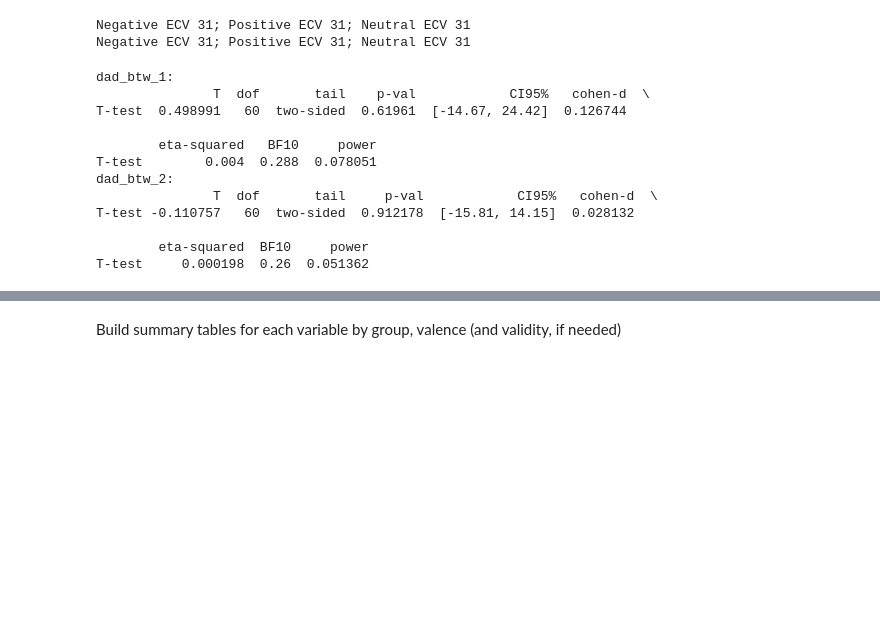
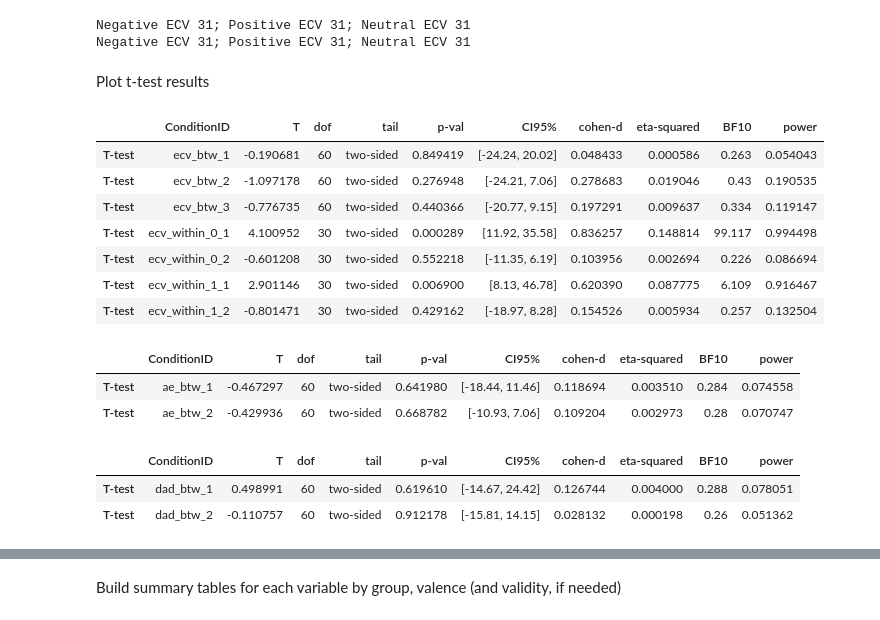
Before and after one commit to MartinHochheimer/FED_AZ_201516, a Jupyter notebook: data_funclib_scripts_exec/RT_data-analysis.ipynb, the cells around one changed output, grey strips where cells are left out. Cells and saved outputs as stored; diff of their text form; code cells hidden in the pictures; blank space fills up the shorter version.

Commit message:
rewrote t-test section to collect results in dataframe, wrote plotting and table conversion to latex for each results table

```diff
--- a/data_funclib_scripts_exec/RT_data-analysis.ipynb
+++ b/data_funclib_scripts_exec/RT_data-analysis.ipynb
@@ -240,27 +324,34 @@ ecv_testbtw = [(ecvneg_mdd, ecvneg_con), (ecvpos_mdd, ecvpos_con), (ecvneu_mdd,
 ecv_testwithin = [[group[1] for group in ecv_testbtw], [group[0] for group in ecv_testbtw]]
 
 # test all valences separately between and within group
-# build dict to hold results
-ttests_ecv = {}
+# build empty list to hold all tests
+ttests_ecv_all = []
 # first compare valences between groups with a 2-sample t-test
 for valence in ecv_testbtw:
     # index + 1 to keep valence numbering consistent
-    ttests_ecv[f"ecv_btw_{ecv_testbtw.index(valence) + 1}"] = pg.ttest(valence[0], valence[1], paired=False,
-                                                                       tail='two-sided', r=cauchy_r, confidence=0.95)
+    ttests_ecv = pg.ttest(valence[0], valence[1], paired=False, tail='two-sided', r=cauchy_r, confidence=0.95)
+    # add condition ID
+    ttests_ecv.insert(0, "ConditionID", f"ecv_btw_{ecv_testbtw.index(valence) + 1}")
     # add (partial) eta-squared estimate to the dataframe
-    ttests_ecv[f"ecv_btw_{ecv_testbtw.index(valence) + 1}"].insert(6, "eta-squared", pg.compute_effsize(valence[0], valence[1], paired=False,
-                                                                                                        eftype='eta-square'))
+    ttests_ecv.insert(7, "eta-squared", pg.compute_effsize(valence[0], valence[1], paired=False, eftype='eta-square'))
+    # put the finish dataframe into list
+    ttests_ecv_all.append(ttests_ecv)
 
 # Now look at the valences within groups with a paired t-test
 for group in ecv_testwithin:
     # compare neg and pos against neu
     for valence in [0, 1]:
         # index + 1 to keep valence numbering consistent
-        ttests_ecv[f"ecv_within_{ecv_testwithin.index(group)}_{valence + 1}"] = pg.ttest(group[valence], group[2], paired=True,
-                                                                                         tail='two-sided', r=cauchy_r, confidence=0.95)
+        ttests_ecv = pg.ttest(group[valence], group[2], paired=True, tail='two-sided', r=cauchy_r, confidence=0.95)
+        # add condition and group ID (0 means control^^)
+        ttests_ecv.insert(0, "ConditionID", f"ecv_within_{ecv_testwithin.index(group)}_{valence + 1}")
         # add (partial) eta-squared estimate to the dataframe
-        ttests_ecv[f"ecv_within_{ecv_testwithin.index(group)}_{valence + 1}"].insert(6, "eta-squared", pg.compute_effsize(group[valence], group[2], paired=True,
-                                                                                                                          eftype='eta-square'))
+        ttests_ecv.insert(7, "eta-squared", pg.compute_effsize(group[valence], group[2], paired=True, eftype='eta-square'))
+        # put the finish dataframe into list
+        ttests_ecv_all.append(ttests_ecv)
+
+# transfer list to dataframe
+ttests_ecv_all = pd.concat(ttests_ecv_all)
 # %%
 # test whether or not all t-test RT lists have the same length
 for group in ecv_testwithin:
@@ -317,17 +389,0 @@ for valence in dad_testbtw:
-# %%
-# view respective ttest dicts to make sure everything looks as it should
-for test in ttests_dad.keys():
-    print(f"{test}:\n{ttests_dad[test]}")
-# %% [output]
-dad_btw_1:
-               T  dof       tail    p-val            CI95%   cohen-d  \
-T-test  0.498991   60  two-sided  0.61961  [-14.67, 24.42]  0.126744
-
-        eta-squared   BF10     power
-T-test        0.004  0.288  0.078051
-dad_btw_2:
-               T  dof       tail     p-val            CI95%   cohen-d  \
-T-test -0.110757   60  two-sided  0.912178  [-15.81, 14.15]  0.028132
-
-        eta-squared  BF10     power
-T-test     0.000198  0.26  0.051362
@@ -333,0 +418,26 @@ T-test     0.000198  0.26  0.051362
+# %% [markdown]
+Plot t-test results
+# %%
+# view respective ttest dicts to make sure everything looks as it should
+ttests_ecv_all
+# %% [output]
+|  | ConditionID | T | dof | tail | p-val | CI95% | cohen-d | eta-squared | BF10 | power |
+| T-test | ecv_btw_1 | -0.190681 | 60 | two-sided | 0.849419 | [-24.24, 20.02] | 0.048433 | 0.000586 | 0.263 | 0.054043 |
+| T-test | ecv_btw_2 | -1.097178 | 60 | two-sided | 0.276948 | [-24.21, 7.06] | 0.278683 | 0.019046 | 0.43 | 0.190535 |
+| T-test | ecv_btw_3 | -0.776735 | 60 | two-sided | 0.440366 | [-20.77, 9.15] | 0.197291 | 0.009637 | 0.334 | 0.119147 |
+| T-test | ecv_within_0_1 | 4.100952 | 30 | two-sided | 0.000289 | [11.92, 35.58] | 0.836257 | 0.148814 | 99.117 | 0.994498 |
+| T-test | ecv_within_0_2 | -0.601208 | 30 | two-sided | 0.552218 | [-11.35, 6.19] | 0.103956 | 0.002694 | 0.226 | 0.086694 |
+| T-test | ecv_within_1_1 | 2.901146 | 30 | two-sided | 0.006900 | [8.13, 46.78] | 0.620390 | 0.087775 | 6.109 | 0.916467 |
+| T-test | ecv_within_1_2 | -0.801471 | 30 | two-sided | 0.429162 | [-18.97, 8.28] | 0.154526 | 0.005934 | 0.257 | 0.132504 |
+# %%
+ttests_ae_all
+# %% [output]
+|  | ConditionID | T | dof | tail | p-val | CI95% | cohen-d | eta-squared | BF10 | power |
+| T-test | ae_btw_1 | -0.467297 | 60 | two-sided | 0.641980 | [-18.44, 11.46] | 0.118694 | 0.003510 | 0.284 | 0.074558 |
+| T-test | ae_btw_2 | -0.429936 | 60 | two-sided | 0.668782 | [-10.93, 7.06] | 0.109204 | 0.002973 | 0.28 | 0.070747 |
+# %%
+ttests_dad_all
+# %% [output]
+|  | ConditionID | T | dof | tail | p-val | CI95% | cohen-d | eta-squared | BF10 | power |
+| T-test | dad_btw_1 | 0.498991 | 60 | two-sided | 0.619610 | [-14.67, 24.42] | 0.126744 | 0.004000 | 0.288 | 0.078051 |
+| T-test | dad_btw_2 | -0.110757 | 60 | two-sided | 0.912178 | [-15.81, 14.15] | 0.028132 | 0.000198 | 0.26 | 0.051362 |
```
Also changed, not shown: parts of 16 cells of this notebook.
